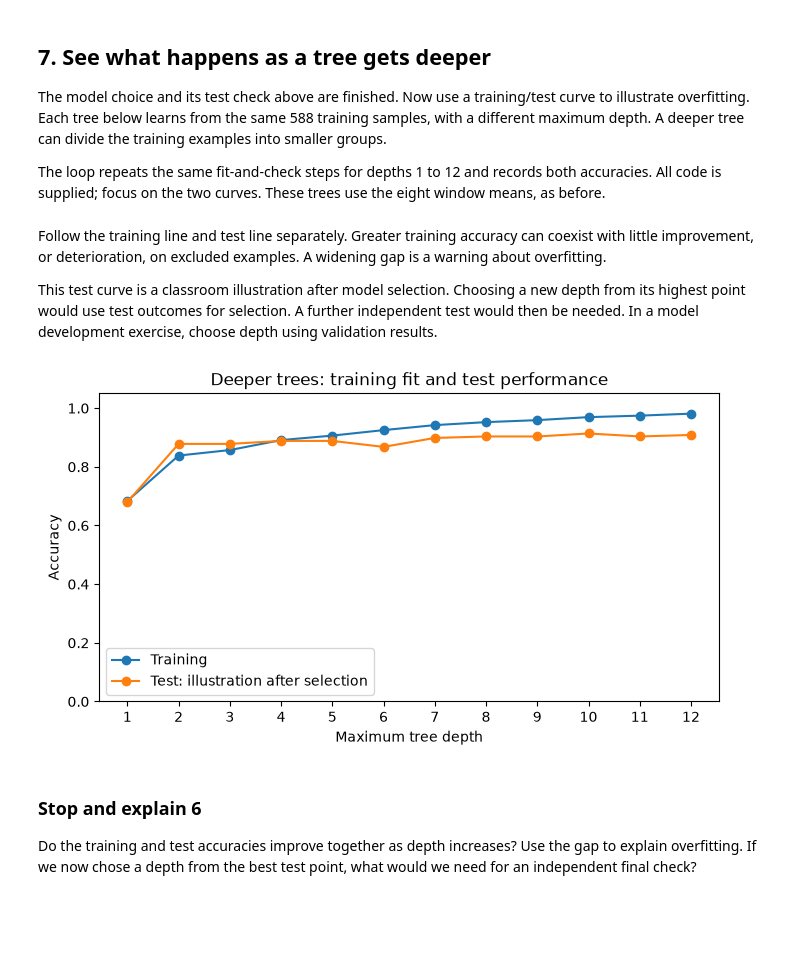
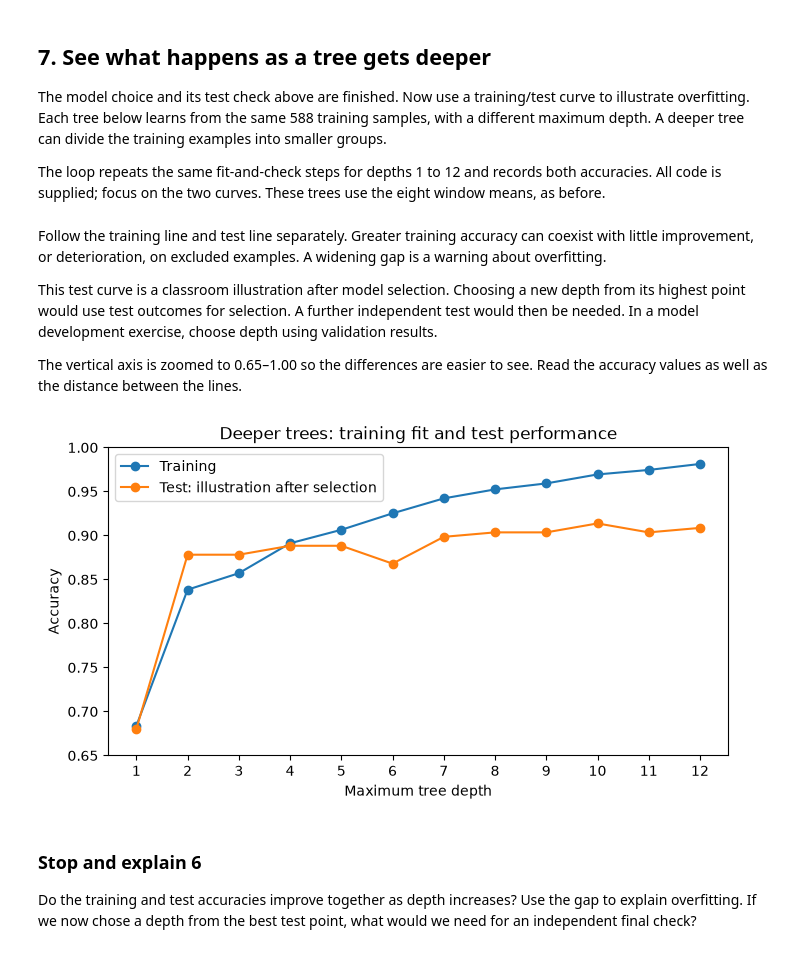
Before and after one commit to CompOmics/ML_AI_Analytical_Chemistry_Course, a Jupyter notebook: 03_Evaluation/notebooks/TD2_strawberry_solution.ipynb, the cells around one changed output. Drawn from its saved outputs; the diff is of its cells as text; code cells hidden in the pictures; blank space fills up the shorter version.

Commit message:
Small additions and learning curve

```diff
--- a/03_Evaluation/notebooks/TD2_strawberry_solution.ipynb
+++ b/03_Evaluation/notebooks/TD2_strawberry_solution.ipynb
@@ -471,19 +471,22 @@ This test curve is a classroom illustration after model selection.
 Choosing a new depth from its highest point would use test outcomes for
 selection. A further independent test would then be needed. In a model
 development exercise, choose depth using validation results.
+
+The vertical axis is zoomed to 0.65–1.00 so the differences are easier
+to see. Read the accuracy values as well as the distance between the lines.
 # %%
 plt.figure(figsize=(8, 4))
 plt.plot(depths, depth_training, marker="o", label="Training")
 plt.plot(depths, depth_test, marker="o", label="Test: illustration after selection")
 plt.xlabel("Maximum tree depth")
 plt.ylabel("Accuracy")
 plt.xticks(depths)
-plt.ylim(0, 1.05)
+plt.ylim(0.65, 1.00)
 plt.title("Deeper trees: training fit and test performance")
 plt.legend()
 plt.show()
 # %% [output]
-[figure, old version]
+[figure, new version]
 # %% [markdown]
 ### Stop and explain 6
 
```
Also changed, not shown: parts of 1 cell of this notebook, 11 other files.
